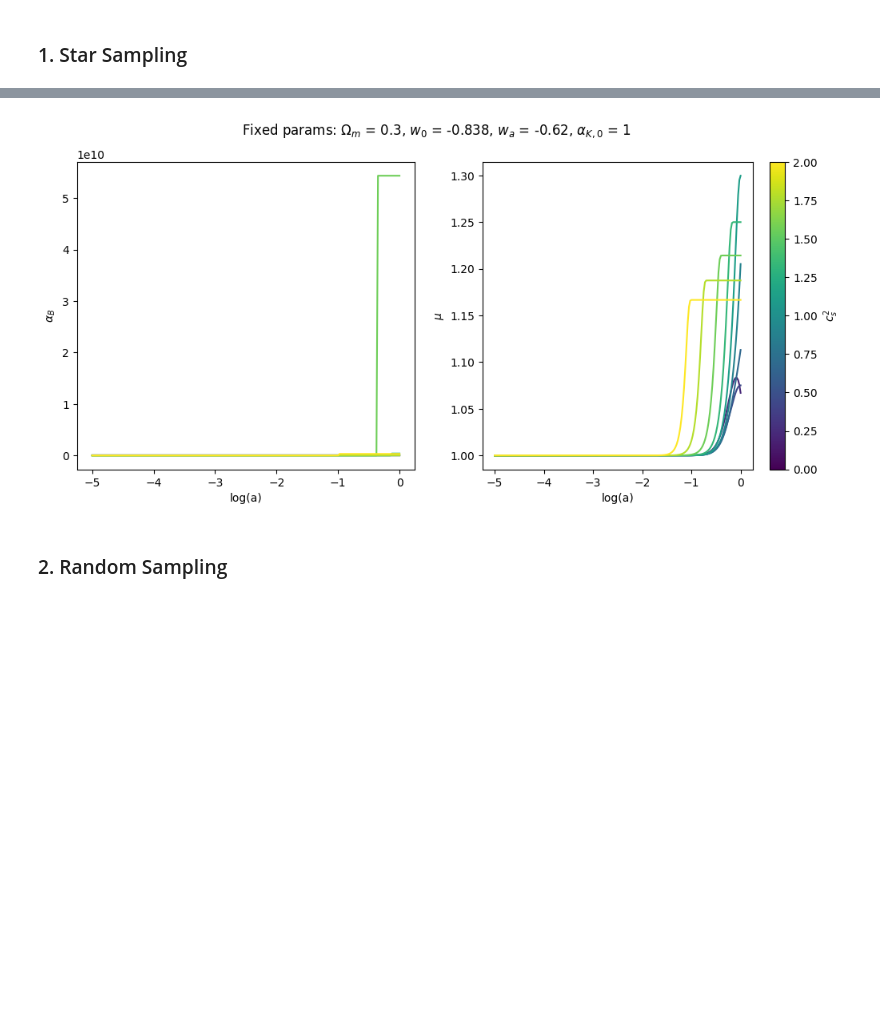
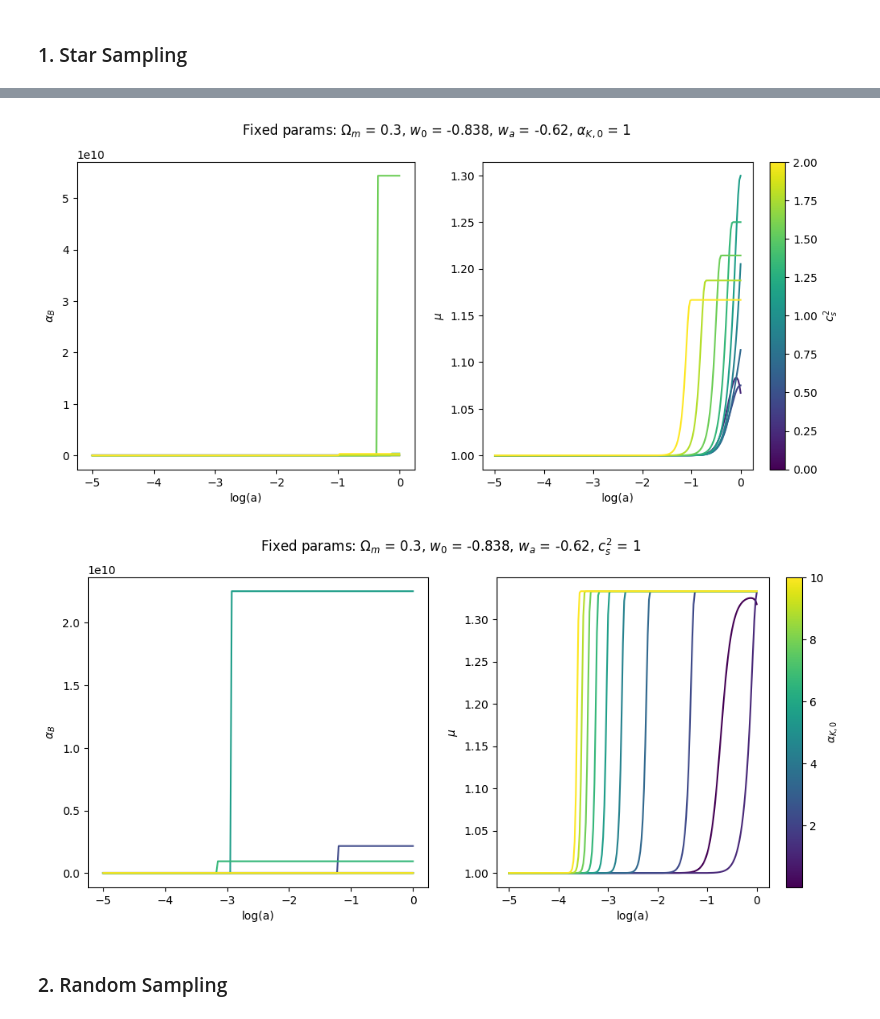
Before and after one commit to joaoreboucas1/cs2-project, a Jupyter notebook: mu_solutions_study/prop.ipynb, the cells around one changed output, grey strips where cells are left out. Saved outputs shown, nothing was run; the diff lists cells and outputs as text; code cells hidden in the pictures; blank space fills up the shorter version.

```diff
--- a/mu_solutions_study/prop.ipynb
+++ b/mu_solutions_study/prop.ipynb
@@ -45,7 +45,7 @@ grids = {
     "w0"     : np.linspace(-1.3, -0.7, 10),
     "wa"     : np.linspace(-2, 2, 10),
     "cs2"    : np.linspace(0, 2, 10),
-    # "alpha_K_0": np.linspace(1e-3, 10, 10),
+    "alpha_K_0": np.linspace(1e-3, 10, 10),
     # "alpha_B_init": np.linspace(-1, 1, 10), # NOTE: solution converges to attractor quickly
 }
 
@@ -55,33 +55,34 @@ for param_name in grids.keys():
     fig, axs = plt.subplots(1, 2, figsize=(12, 5))
     params = reference_cosmo.copy()
     norm = mpl.colors.Normalize(vmin=grids[param_name][0], vmax=grids[param_name][-1])
     for param_value in grids[param_name]:
         params[param_name] = param_value
         loga, alpha_B, alpha_K, mu = solve_alpha_B(aktype=alphaKtype.PROP, **params)
         color = cmap(norm(param_value))
         axs[0].plot(loga, alpha_B, color=color)
         axs[1].plot(loga, mu, color=color)
     for ax in axs:
         ax.set_xlabel("log(a)")
     axs[0].set_ylabel("$\\alpha_B$")
     axs[1].set_ylabel("$\\mu$")
 
     del params[param_name]
     title = ", ".join([" = ".join((param_name_latex[name], f"{value}")) for (name, value) in params.items()])
     fig.suptitle(f"Fixed params: {title}")
 
     # Create a ScalarMappable for the colorbar (no data required)
     sm = mpl.cm.ScalarMappable(cmap=cmap, norm=norm)
     sm.set_array([])  # for colorbar compatibility
 
     cbar = fig.colorbar(sm, ax=ax)
     cbar.set_label(param_name_latex[param_name])
     plt.savefig(f"plots/prop/{param_name}_scan.pdf")
 # %% [output]
 [figure]
 [figure]
 [figure]
 [figure]
+[figure, added]
 # %% [markdown]
 ### 2. Random Sampling
 # %%
```
Also changed, not shown: parts of 1 cell of this notebook, 13 other files.
